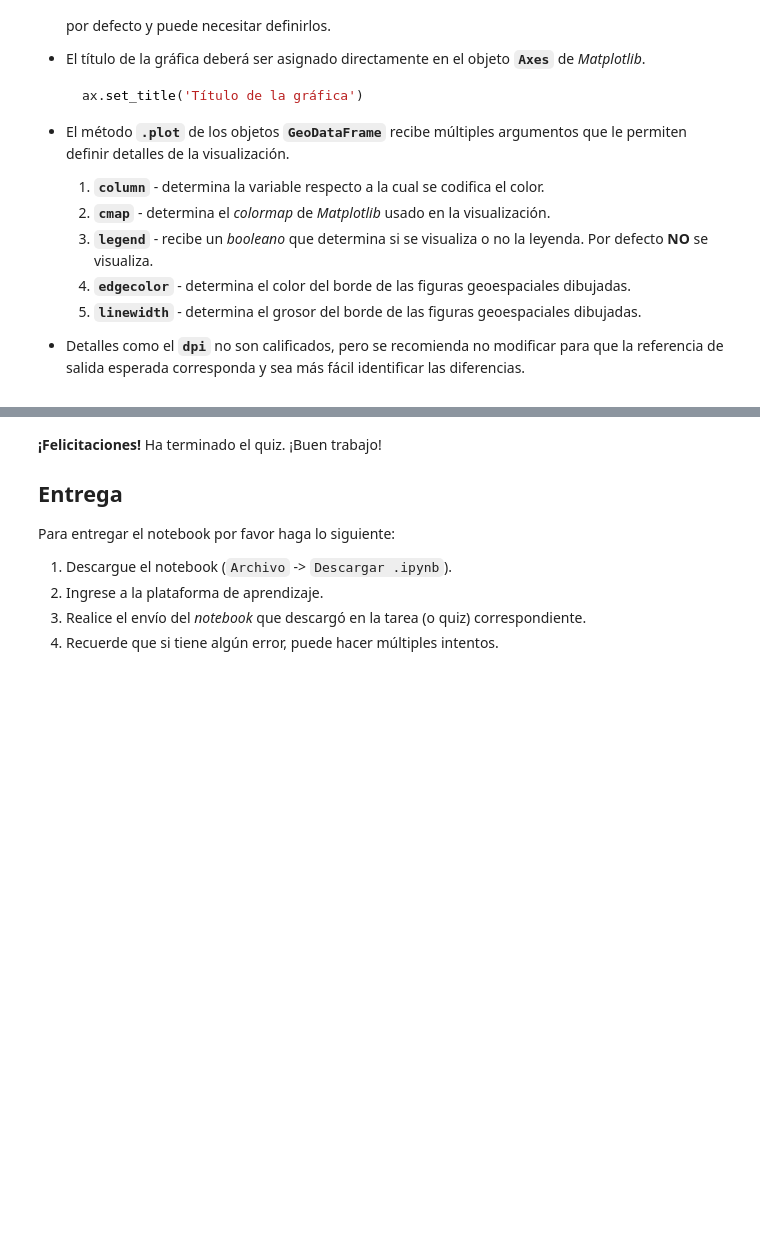
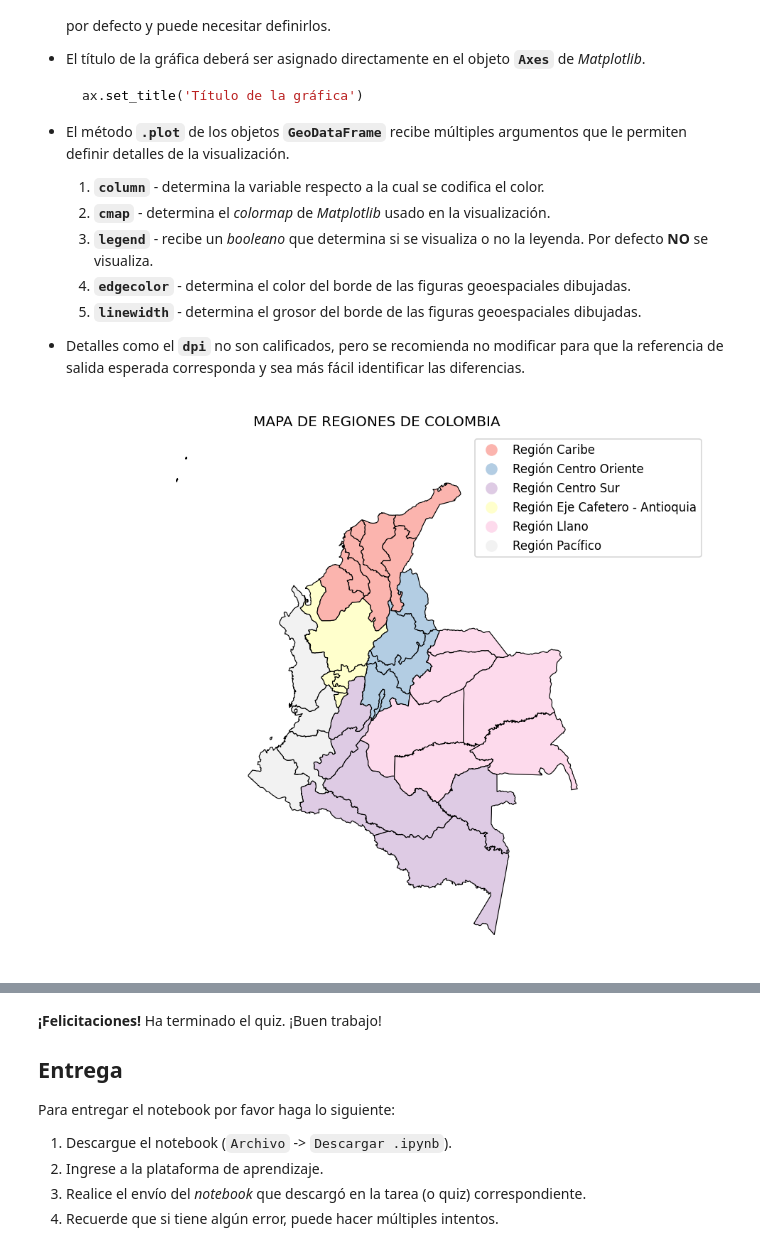
Before and after one commit to danielamejiacastro/MLDS--Course, a Jupyter notebook: Quiz_9_GeoPandas_(Opcional).ipynb, the cells around one changed output, grey strips where cells are left out. Saved outputs shown, nothing was run; the diff lists cells and outputs as text; code cells hidden in the pictures; folded sections open; blank space fills up the shorter version.

```diff
--- a/Quiz_9_GeoPandas_(Opcional).ipynb
+++ b/Quiz_9_GeoPandas_(Opcional).ipynb
@@ -255,26 +263,31 @@ Para esto, deberá utilizar el método **`.plot`** del objeto _GeoDataFrame_. Es
 # %%
 # VARIABLES CALIFICADAS: fig2, ax_region
 fig2, ax_region = plt.subplots(1,               # Solo un objeto Axes para la figura.
                                figsize=(10, 8), # Tamaño de la figura.
                                dpi=120)         # Puntos por pulgada de la imagen.
 
 # Preparamos la gráfica eliminando los bordes numéricos innecesarios.
 ax_region.axis('off')
 plt.axis('equal')
 
 
 ### ESCRIBA SU CÓDIGO AQUÍ ### (~ 13 líneas de código)
 
-
+# Graficar el mapa de regiones de Colombia
+departamentos_gdf.plot(ax=ax_region, column='region', legend=True, cmap='Pastel1',
+                        edgecolor='black', linewidth=0.7)
+ax_region.set_title('MAPA DE REGIONES DE COLOMBIA')
 
 
 
 
 
 ### FIN DEL CÓDIGO ###
 
 
 fig2.show()
+# %% [output]
+[figure, added]
 # %%
 # NO ELIMINAR - NECESARIO PARA LA CORRECTA CALIFICACIÓN DE LA ACTIVIDAD
 fig2.show()
```
Also changed, not shown: parts of 3 cells of this notebook, 1 other file.
